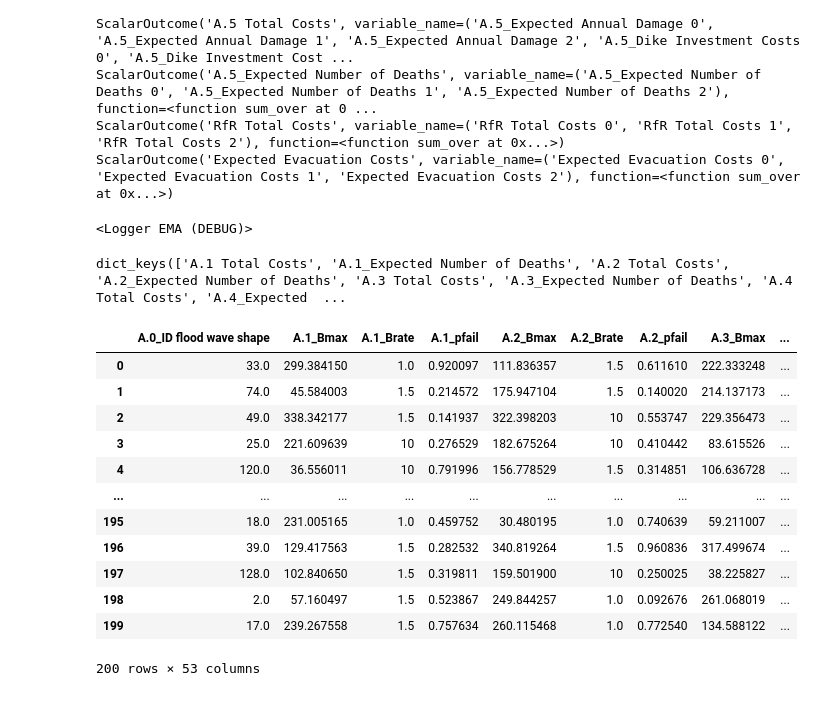
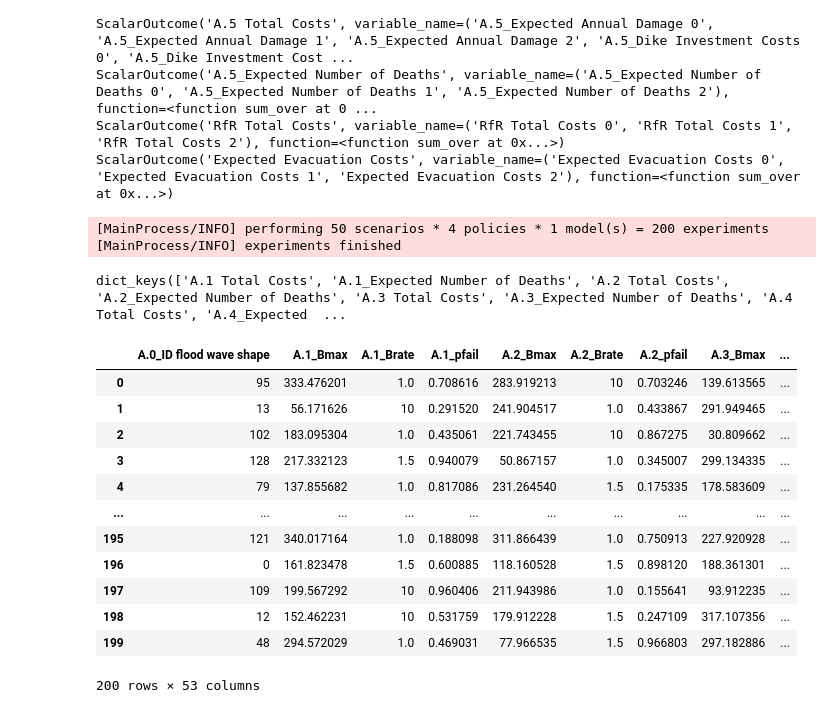
Before and after one commit to hannadenekamp/modelbased, a Jupyter notebook: Problem Formulations.ipynb, the cells around one changed output. Cells and saved outputs as stored; diff of their text form; code cells hidden in the pictures.

```diff
--- a/Problem Formulations.ipynb
+++ b/Problem Formulations.ipynb
@@ -115,5 +114,9 @@ ScalarOutcome('Expected Evacuation Costs', variable_name=('Expected Evacuation C
 from ema_workbench import (MultiprocessingEvaluator, ema_logging,
                            perform_experiments, SequentialEvaluator)
 ema_logging.log_to_stderr(ema_logging.INFO)
+
+with SequentialEvaluator(dike_model) as evaluator:
+    results = evaluator.perform_experiments(scenarios=50, policies=4)
 # %% [output]
-<Logger EMA (DEBUG)>
+[MainProcess/INFO] performing 50 scenarios * 4 policies * 1 model(s) = 200 experiments
+[MainProcess/INFO] experiments finished
@@ -131,22 +123,22 @@ else:
 # %%
 #observing the simulation runs
-experiments, outcomes = results1
+experiments, outcomes = results
 print(outcomes.keys())
 experiments
 # %% [output]
 dict_keys(['A.1 Total Costs', 'A.1_Expected Number of Deaths', 'A.2 Total Costs', 'A.2_Expected Number of Deaths', 'A.3 Total Costs', 'A.3_Expected Number of Deaths', 'A.4 Total Costs', 'A.4_Expected  ...
 |  | A.0_ID flood wave shape | A.1_Bmax | A.1_Brate | A.1_pfail | A.2_Bmax | A.2_Brate | A.2_pfail | A.3_Bmax | ... |
-| 0 | 33.0 | 299.384150 | 1.0 | 0.920097 | 111.836357 | 1.5 | 0.611610 | 222.333248 | ... |
-| 1 | 74.0 | 45.584003 | 1.5 | 0.214572 | 175.947104 | 1.5 | 0.140020 | 214.137173 | ... |
-| 2 | 49.0 | 338.342177 | 1.5 | 0.141937 | 322.398203 | 10 | 0.553747 | 229.356473 | ... |
-| 3 | 25.0 | 221.609639 | 10 | 0.276529 | 182.675264 | 10 | 0.410442 | 83.615526 | ... |
-| 4 | 120.0 | 36.556011 | 10 | 0.791996 | 156.778529 | 1.5 | 0.314851 | 106.636728 | ... |
+| 0 | 95 | 333.476201 | 1.0 | 0.708616 | 283.919213 | 10 | 0.703246 | 139.613565 | ... |
+| 1 | 13 | 56.171626 | 10 | 0.291520 | 241.904517 | 1.0 | 0.433867 | 291.949465 | ... |
+| 2 | 102 | 183.095304 | 1.0 | 0.435061 | 221.743455 | 10 | 0.867275 | 30.809662 | ... |
+| 3 | 128 | 217.332123 | 1.5 | 0.940079 | 50.867157 | 1.0 | 0.345007 | 299.134335 | ... |
+| 4 | 79 | 137.855682 | 1.0 | 0.817086 | 231.264540 | 1.5 | 0.175335 | 178.583609 | ... |
 | ... | ... | ... | ... | ... | ... | ... | ... | ... | ... |
-| 195 | 18.0 | 231.005165 | 1.0 | 0.459752 | 30.480195 | 1.0 | 0.740639 | 59.211007 | ... |
-| 196 | 39.0 | 129.417563 | 1.5 | 0.282532 | 340.819264 | 1.5 | 0.960836 | 317.499674 | ... |
-| 197 | 128.0 | 102.840650 | 1.5 | 0.319811 | 159.501900 | 10 | 0.250025 | 38.225827 | ... |
-| 198 | 2.0 | 57.160497 | 1.5 | 0.523867 | 249.844257 | 1.0 | 0.092676 | 261.068019 | ... |
-| 199 | 17.0 | 239.267558 | 1.5 | 0.757634 | 260.115468 | 1.0 | 0.772540 | 134.588122 | ... |
+| 195 | 121 | 340.017164 | 1.0 | 0.188098 | 311.866439 | 1.0 | 0.750913 | 227.920928 | ... |
+| 196 | 0 | 161.823478 | 1.5 | 0.600885 | 118.160528 | 1.5 | 0.898120 | 188.361301 | ... |
+| 197 | 109 | 199.567292 | 10 | 0.960406 | 211.943986 | 1.0 | 0.155641 | 93.912235 | ... |
+| 198 | 12 | 152.462231 | 10 | 0.531759 | 179.912228 | 1.5 | 0.247109 | 317.107356 | ... |
+| 199 | 48 | 294.572029 | 1.0 | 0.469031 | 77.966535 | 1.5 | 0.966803 | 297.182886 | ... |
 200 rows × 53 columns
 # %%
 #defining specific policies
```
Also changed, not shown: parts of 10 cells of this notebook.
